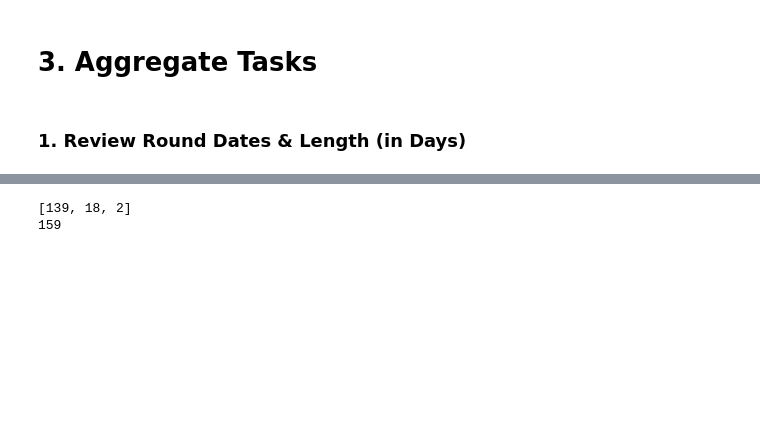
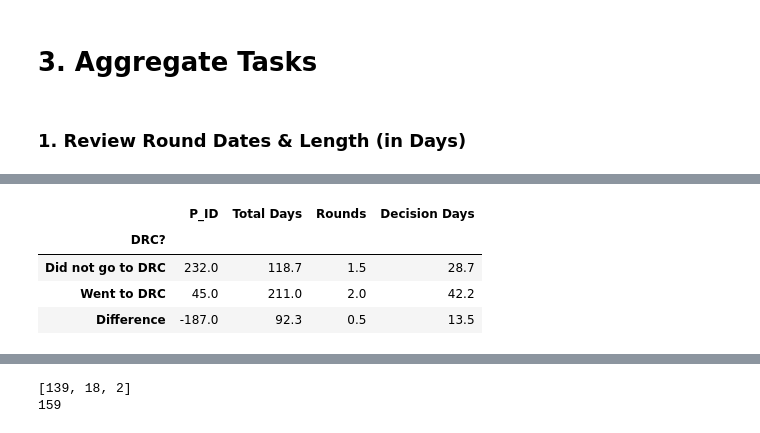
Before and after one commit to nelmsal/WC_Accela_Permit_Metrics, a Jupyter notebook: python/process_permit2.ipynb, the cells around one changed output, grey strips where cells are left out. Drawn from its saved outputs; the diff is of its cells as text; code cells hidden in the pictures; blank space fills up the shorter version.

```diff
--- a/python/process_permit2.ipynb
+++ b/python/process_permit2.ipynb
@@ -299,0 +337,23 @@ full_df \
+# %%
+full_df['DRC?'] = 'Did not go to DRC'
+full_df.loc[full_df['Boards'].str.contains('DRC'), 'DRC?'] = 'Went to DRC'
+
+drc_df = \
+    full_df \
+        .groupby('DRC?') \
+        .agg({
+            'P_ID':'count',
+            'Total Days':'mean', 'Rounds':'mean', 'Decision Days':'mean'})
+
+# make a new row that is the difference of the other two rows
+drc_df.loc['Difference'] = \
+    drc_df.loc['Went to DRC'] - drc_df.loc['Did not go to DRC']
+
+drc_df \
+    .round(1)
+# %% [output]
+|  | P_ID | Total Days | Rounds | Decision Days |
+| DRC? |  |  |  |  |
+| Did not go to DRC | 232.0 | 118.7 | 1.5 | 28.7 |
+| Went to DRC | 45.0 | 211.0 | 2.0 | 42.2 |
+| Difference | -187.0 | 92.3 | 0.5 | 13.5 |
```
Also changed, not shown: parts of 5 cells of this notebook, 3 other files.
